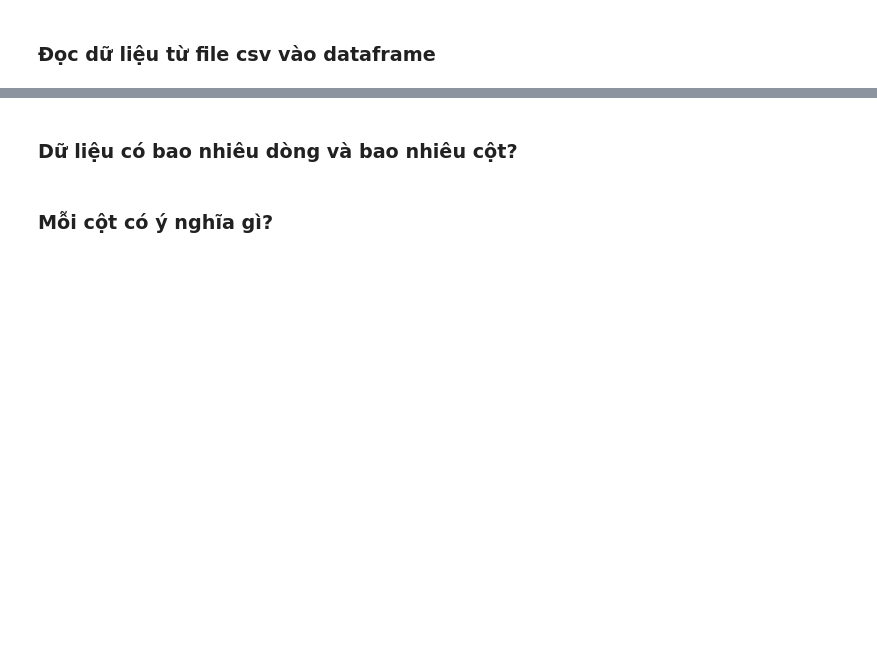
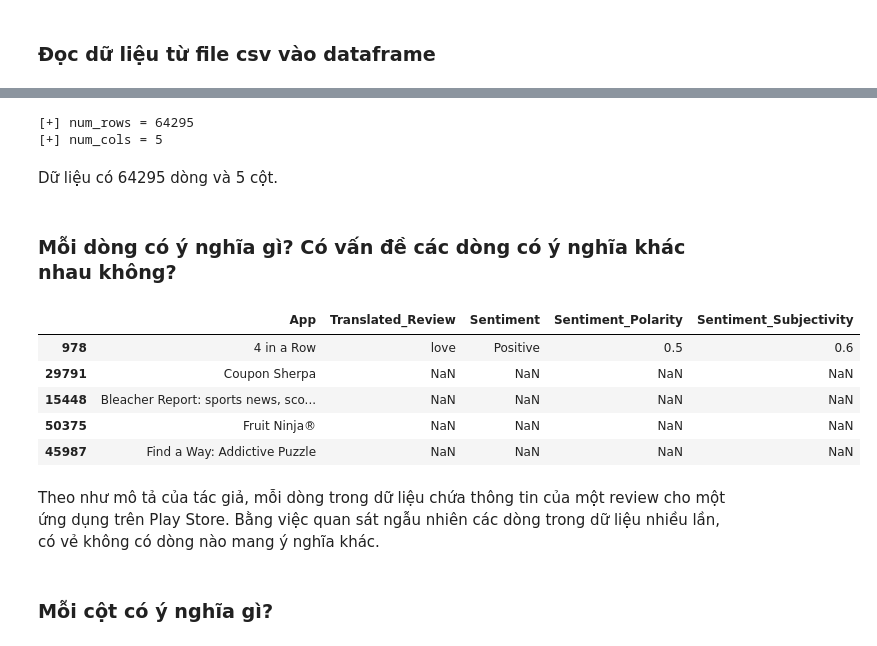
Before and after one commit to tqthangbl/P4DS-FinalProject, a Jupyter notebook: notebook.ipynb, the cells around one changed output, grey strips where cells are left out. Saved outputs shown, nothing was run; the diff lists cells and outputs as text; code cells hidden in the pictures; blank space fills up the shorter version.

```diff
--- a/notebook.ipynb
+++ b/notebook.ipynb
@@ -648,4 +667,27 @@ Các giá trị này không có gì bất thường.
+# %%
+def get_review_df_shape():
+    review_num_rows, review_num_cols = review_df.shape
+    print(f'[+] num_rows = {review_num_rows}')
+    print(f'[+] num_cols = {review_num_cols}')
+
+get_review_df_shape()
+# %% [output]
+[+] num_rows = 64295
+[+] num_cols = 5
+# %% [markdown]
+Dữ liệu có 64295 dòng và 5 cột.
 # %% [markdown]
-### Dữ liệu có bao nhiêu dòng và bao nhiêu cột?
+### Mỗi dòng có ý nghĩa gì? Có vấn đề các dòng có ý nghĩa khác nhau không?
+# %%
+review_df.sample(5)
+# %% [output]
+|  | App | Translated_Review | Sentiment | Sentiment_Polarity | Sentiment_Subjectivity |
+| 978 | 4 in a Row | love | Positive | 0.5 | 0.6 |
+| 29791 | Coupon Sherpa | NaN | NaN | NaN | NaN |
+| 15448 | Bleacher Report: sports news, sco... | NaN | NaN | NaN | NaN |
+| 50375 | Fruit Ninja® | NaN | NaN | NaN | NaN |
+| 45987 | Find a Way: Addictive Puzzle | NaN | NaN | NaN | NaN |
+# %% [markdown]
+Theo như mô tả của tác giả, mỗi dòng trong dữ liệu chứa thông tin của một review cho một ứng dụng trên Play Store. Bằng việc quan sát ngẫu nhiên các dòng trong dữ liệu nhiều lần, có vẻ không có dòng nào mang ý nghĩa khác.
 # %% [markdown]
 ### Mỗi cột có ý nghĩa gì?
```
Also changed, not shown: parts of 39 cells of this notebook.
